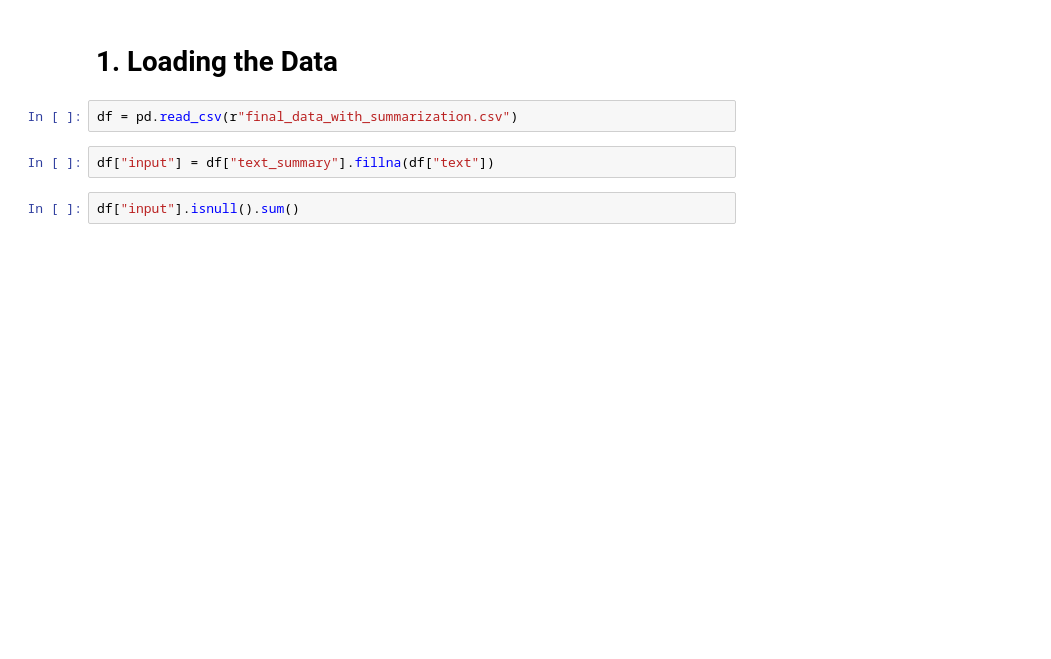
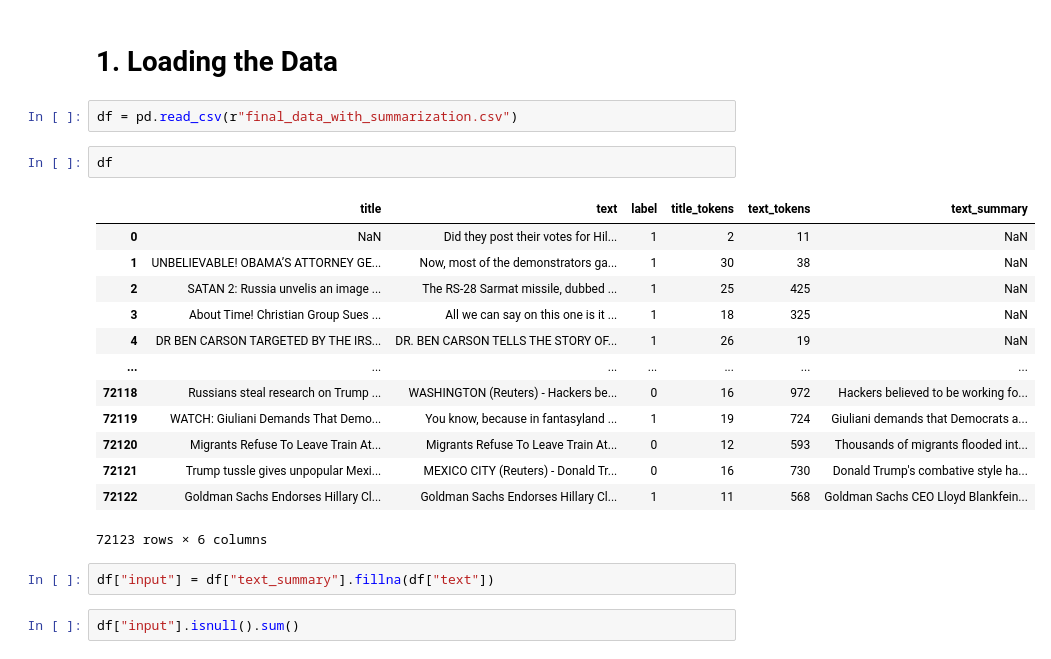
Before and after one commit to SujanNeupane42/data606_capstone_teamC, a Jupyter notebook: notebooks/classification_with_pretrained_embeddings.ipynb, the cells around one changed output. Cells and saved outputs as stored; diff of their text form; blank space fills up the shorter version.

```diff
--- a/notebooks/classification_with_pretrained_embeddings.ipynb
+++ b/notebooks/classification_with_pretrained_embeddings.ipynb
@@ -28,6 +28,22 @@ To: /content/final_data_with_summarization.csv
 # 1. Loading the Data
 # %%
 df = pd.read_csv(r"final_data_with_summarization.csv")
+# %%
+df
+# %% [output]
+|  | title | text | label | title_tokens | text_tokens | text_summary |
+| 0 | NaN | Did they post their votes for Hil... | 1 | 2 | 11 | NaN |
+| 1 | UNBELIEVABLE! OBAMA’S ATTORNEY GE... | Now, most of the demonstrators ga... | 1 | 30 | 38 | NaN |
+| 2 | SATAN 2: Russia unvelis an image ... | The RS-28 Sarmat missile, dubbed ... | 1 | 25 | 425 | NaN |
+| 3 | About Time! Christian Group Sues ... | All we can say on this one is it ... | 1 | 18 | 325 | NaN |
+| 4 | DR BEN CARSON TARGETED BY THE IRS... | DR. BEN CARSON TELLS THE STORY OF... | 1 | 26 | 19 | NaN |
+| ... | ... | ... | ... | ... | ... | ... |
+| 72118 | Russians steal research on Trump ... | WASHINGTON (Reuters) - Hackers be... | 0 | 16 | 972 | Hackers believed to be working fo... |
+| 72119 | WATCH: Giuliani Demands That Demo... | You know, because in fantasyland ... | 1 | 19 | 724 | Giuliani demands that Democrats a... |
+| 72120 | Migrants Refuse To Leave Train At... | Migrants Refuse To Leave Train At... | 0 | 12 | 593 | Thousands of migrants flooded int... |
+| 72121 | Trump tussle gives unpopular Mexi... | MEXICO CITY (Reuters) - Donald Tr... | 0 | 16 | 730 | Donald Trump's combative style ha... |
+| 72122 | Goldman Sachs Endorses Hillary Cl... | Goldman Sachs Endorses Hillary Cl... | 1 | 11 | 568 | Goldman Sachs CEO Lloyd Blankfein... |
+72123 rows × 6 columns
 # %%
 df["input"] = df["text_summary"].fillna(df["text"])
 # %%
```
Also changed, not shown: parts of 1 cell of this notebook, 1 other file.
